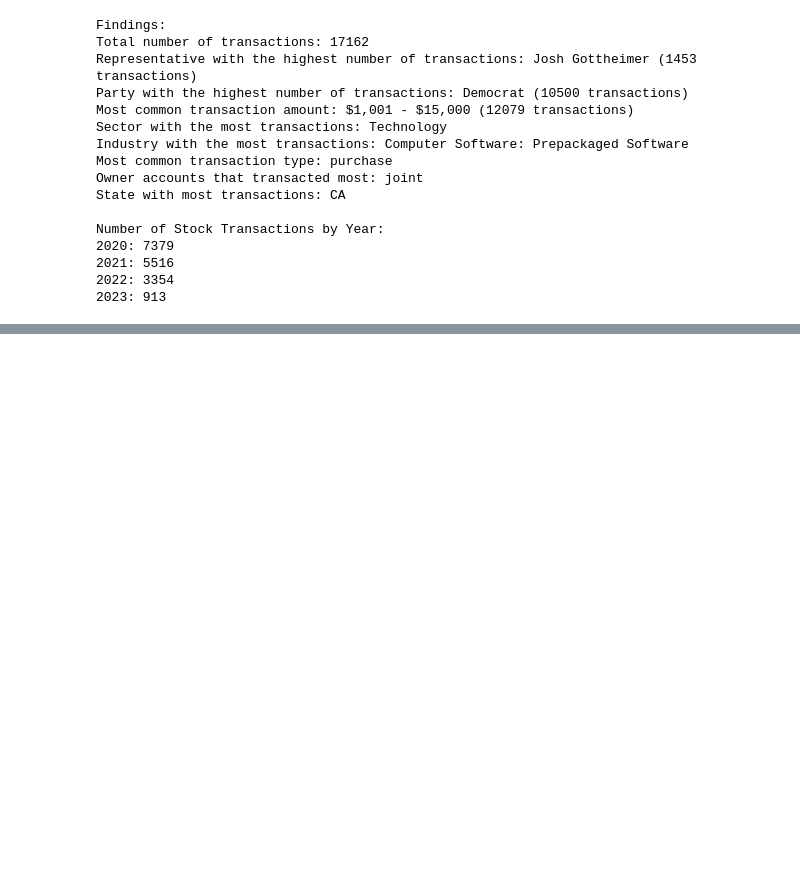
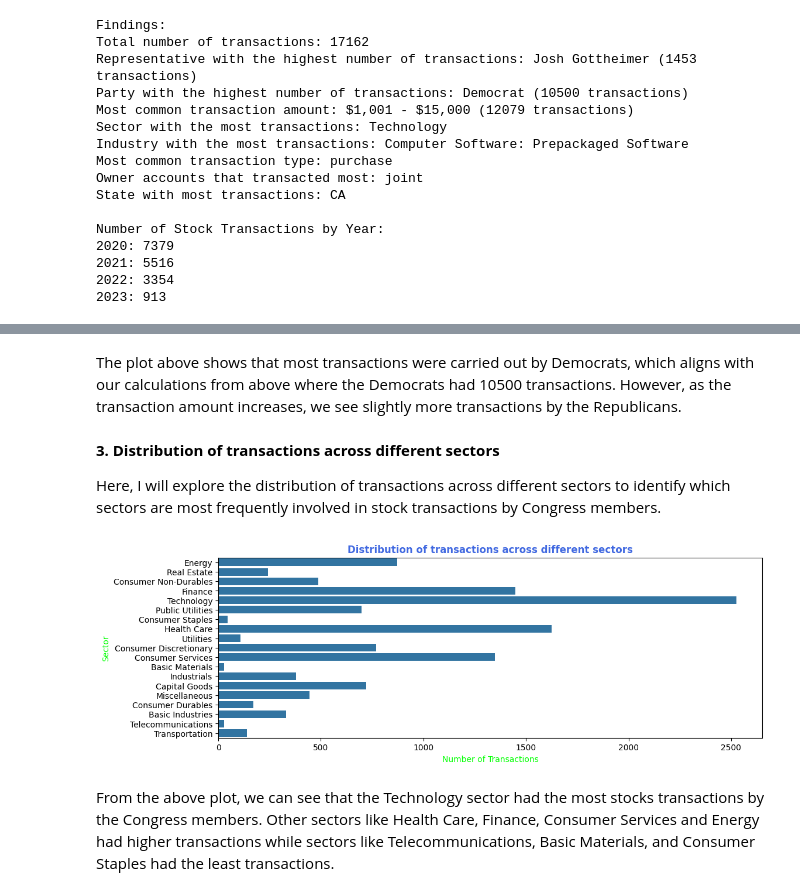
Before and after one commit to tobuya/exploratory-data-analysis, a Jupyter notebook: stocks/stocks.ipynb, the cells around one changed output, grey strips where cells are left out. Cells and saved outputs as stored; diff of their text form; code cells hidden in the pictures; blank space fills up the shorter version.

```diff
--- a/stocks/stocks.ipynb
+++ b/stocks/stocks.ipynb
@@ -161,0 +200,17 @@ Number of Stock Transactions by Year:
+# %% [markdown]
+The plot above shows that most transactions were carried out by Democrats, which aligns with our calculations from above where the Democrats had 10500 transactions. However, as the transaction amount increases, we see slightly more transactions by the Republicans.
+# %% [markdown]
+**3. Distribution of transactions across different sectors**
+
+Here, I will explore the distribution of transactions across different sectors to identify which sectors are most frequently involved in stock transactions by Congress members.
+# %%
+plt.figure(figsize=(12, 4))
+sns.countplot(data=stocks, y='sector')
+plt.title('Distribution of transactions across different sectors', color='royalblue', weight='bold')
+plt.xlabel('Number of Transactions', color='lime')
+plt.ylabel('Sector', color='lime')
+plt.show()
+# %% [output]
+[figure, added]
+# %% [markdown]
+From the above plot, we can see that the Technology sector had the most stocks transactions by the Congress members. Other sectors like Health Care, Finance, Consumer Services and Energy had higher transactions while sectors like Telecommunications, Basic Materials, and Consumer Staples had the least transactions.
```
Also changed, not shown: parts of 8 cells of this notebook.
